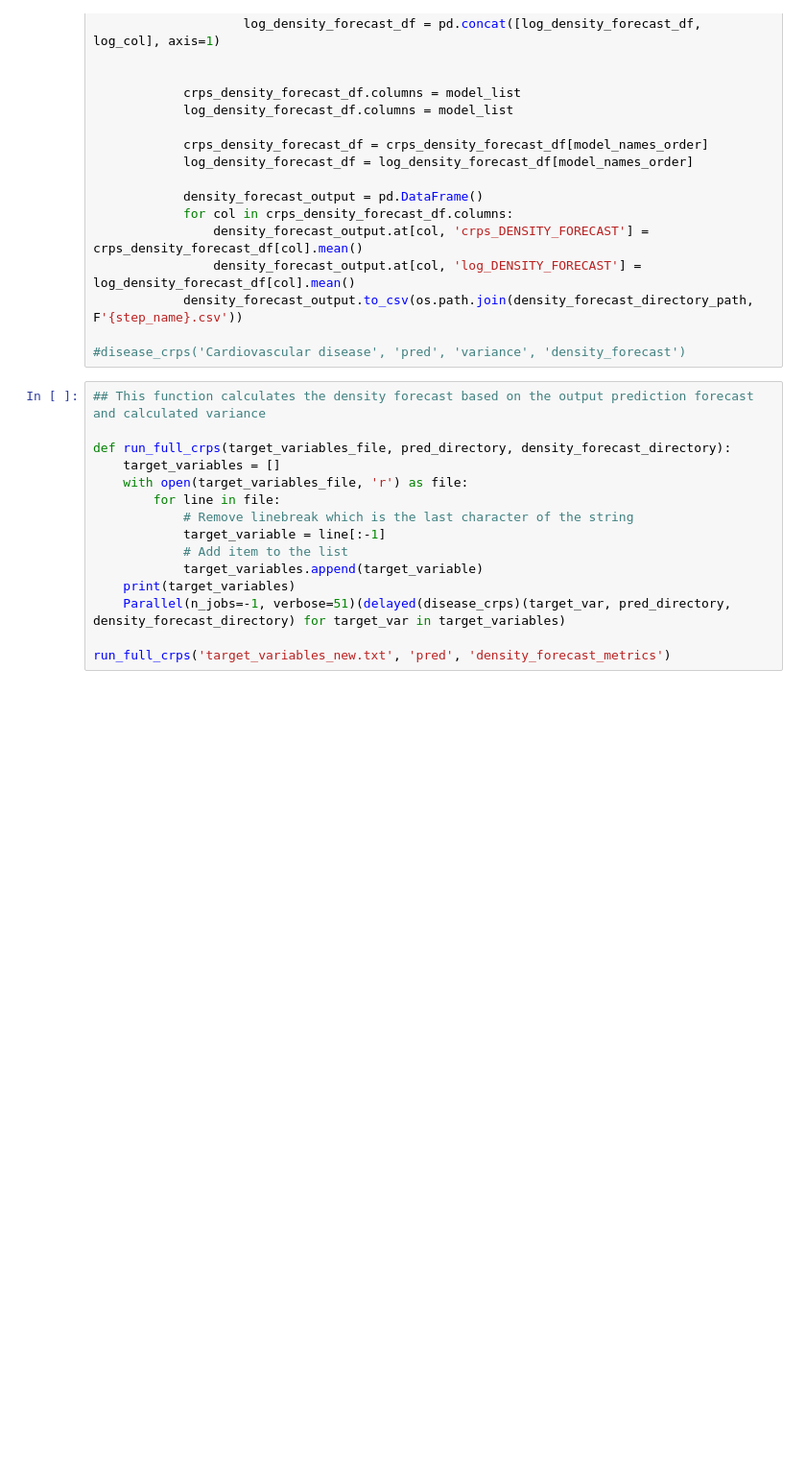
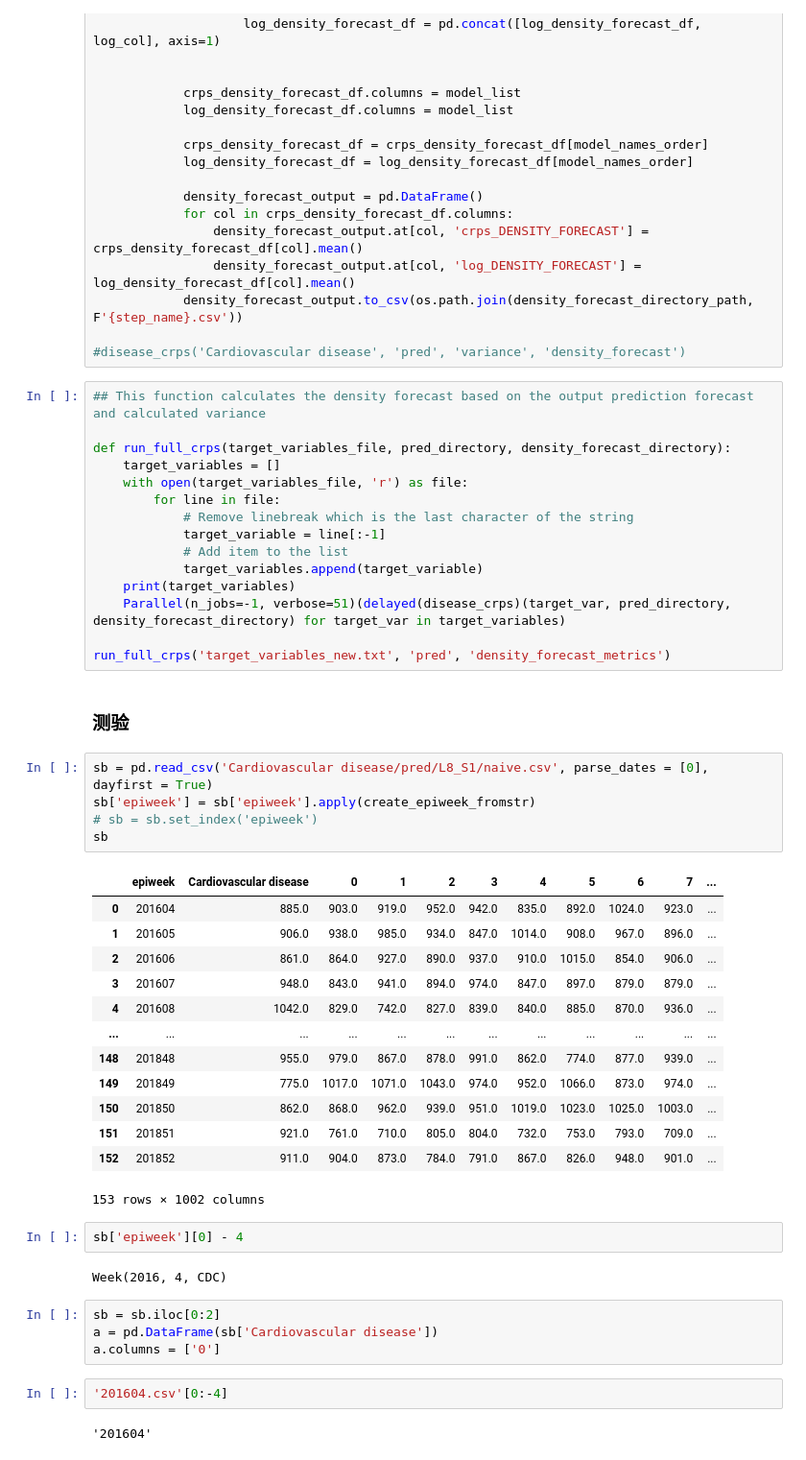
Before and after one commit to gpeihong/probabilistic-forecast-combinations, a Jupyter notebook: 04DensityForecasting_outofsamples.ipynb, the cells around one changed output. Shown at 96% size. Drawn from its saved outputs; the diff is of its cells as text; blank space fills up the shorter version.

```diff
--- a/04DensityForecasting_outofsamples.ipynb
+++ b/04DensityForecasting_outofsamples.ipynb
@@ -236,3 +238,36 @@ def run_full_crps(target_variables_file, pred_directory, density_forecast_direct
     Parallel(n_jobs=-1, verbose=51)(delayed(disease_crps)(target_var, pred_directory, density_forecast_directory) for target_var in target_variables)
 
 run_full_crps('target_variables_new.txt', 'pred', 'density_forecast_metrics')
+# %% [markdown]
+### 测验
+# %%
+sb = pd.read_csv('Cardiovascular disease/pred/L8_S1/naive.csv', parse_dates = [0], dayfirst = True)
+sb['epiweek'] = sb['epiweek'].apply(create_epiweek_fromstr)
+# sb = sb.set_index('epiweek')
+sb
+# %% [output]
+|  | epiweek | Cardiovascular disease | 0 | 1 | 2 | 3 | 4 | 5 | 6 | 7 | ... |
+| 0 | 201604 | 885.0 | 903.0 | 919.0 | 952.0 | 942.0 | 835.0 | 892.0 | 1024.0 | 923.0 | ... |
+| 1 | 201605 | 906.0 | 938.0 | 985.0 | 934.0 | 847.0 | 1014.0 | 908.0 | 967.0 | 896.0 | ... |
+| 2 | 201606 | 861.0 | 864.0 | 927.0 | 890.0 | 937.0 | 910.0 | 1015.0 | 854.0 | 906.0 | ... |
+| 3 | 201607 | 948.0 | 843.0 | 941.0 | 894.0 | 974.0 | 847.0 | 897.0 | 879.0 | 879.0 | ... |
+| 4 | 201608 | 1042.0 | 829.0 | 742.0 | 827.0 | 839.0 | 840.0 | 885.0 | 870.0 | 936.0 | ... |
+| ... | ... | ... | ... | ... | ... | ... | ... | ... | ... | ... | ... |
+| 148 | 201848 | 955.0 | 979.0 | 867.0 | 878.0 | 991.0 | 862.0 | 774.0 | 877.0 | 939.0 | ... |
+| 149 | 201849 | 775.0 | 1017.0 | 1071.0 | 1043.0 | 974.0 | 952.0 | 1066.0 | 873.0 | 974.0 | ... |
+| 150 | 201850 | 862.0 | 868.0 | 962.0 | 939.0 | 951.0 | 1019.0 | 1023.0 | 1025.0 | 1003.0 | ... |
+| 151 | 201851 | 921.0 | 761.0 | 710.0 | 805.0 | 804.0 | 732.0 | 753.0 | 793.0 | 709.0 | ... |
+| 152 | 201852 | 911.0 | 904.0 | 873.0 | 784.0 | 791.0 | 867.0 | 826.0 | 948.0 | 901.0 | ... |
+153 rows × 1002 columns
+# %%
+sb['epiweek'][0] - 4
+# %% [output]
+Week(2016, 4, CDC)
+# %%
+sb = sb.iloc[0:2]
+a = pd.DataFrame(sb['Cardiovascular disease'])
+a.columns = ['0']
+# %%
+'201604.csv'[0:-4]
+# %% [output]
+'201604'
```
Also changed, not shown: parts of 13 cells of this notebook, 3 other files.
